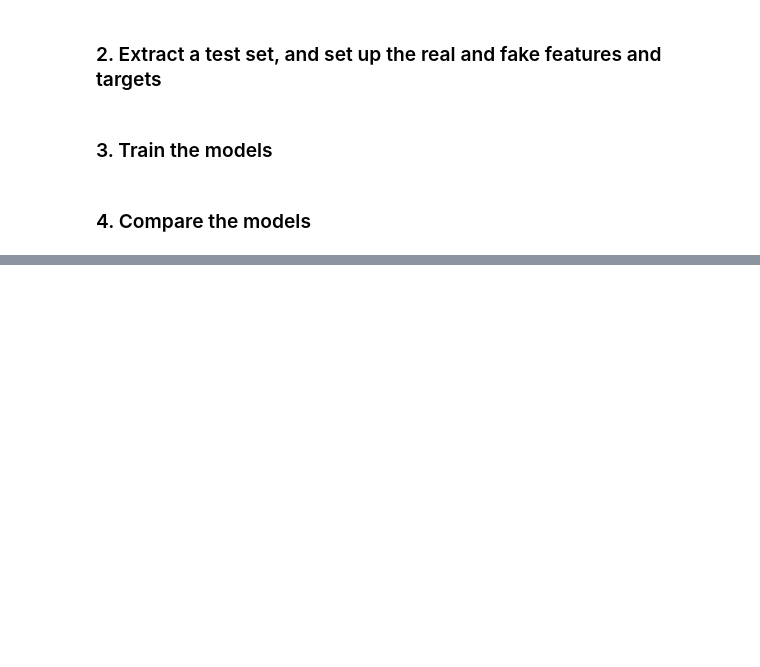
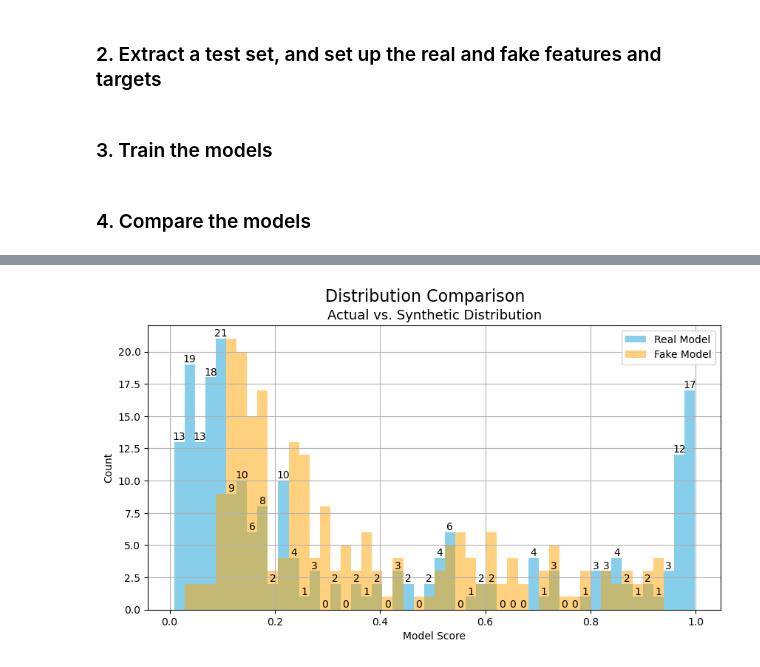
Before and after one commit to itsbigspark/ai-hackathon, a Jupyter notebook: notebooks/model_train.ipynb, the cells around one changed output, grey strips where cells are left out. Saved outputs shown, nothing was run; the diff lists cells and outputs as text; code cells hidden in the pictures; blank space fills up the shorter version.

```diff
--- a/notebooks/model_train.ipynb
+++ b/notebooks/model_train.ipynb
@@ -91,0 +131,12 @@ Recall: 0.49
+# %%
+scores_df = pd.concat([scores_real_df, scores_fake_df])
+# %%
+f = gen_histograms(
+    scores_df.query("model=='real'")["proba"],
+    scores_df.query("model=='fake'")["proba"],
+    labels=["Real Model", "Fake Model"],
+    x_label="Model Score",
+    y_label="Count",
+)
+# %% [output]
+[figure, added]
```
Also changed, not shown: parts of 11 cells of this notebook.
